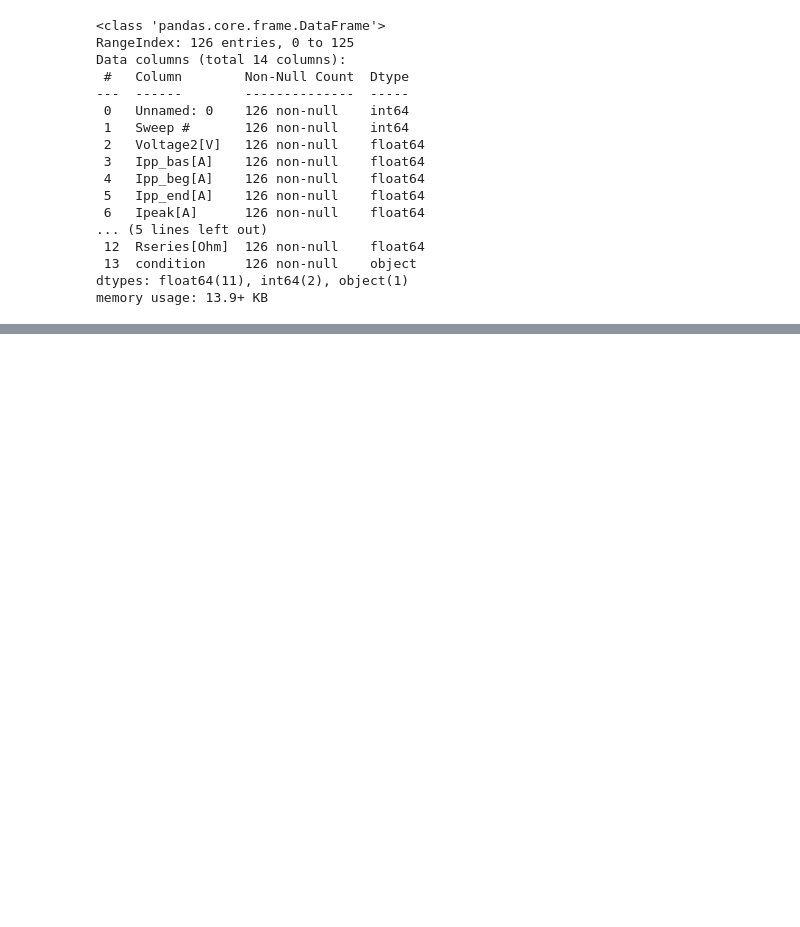
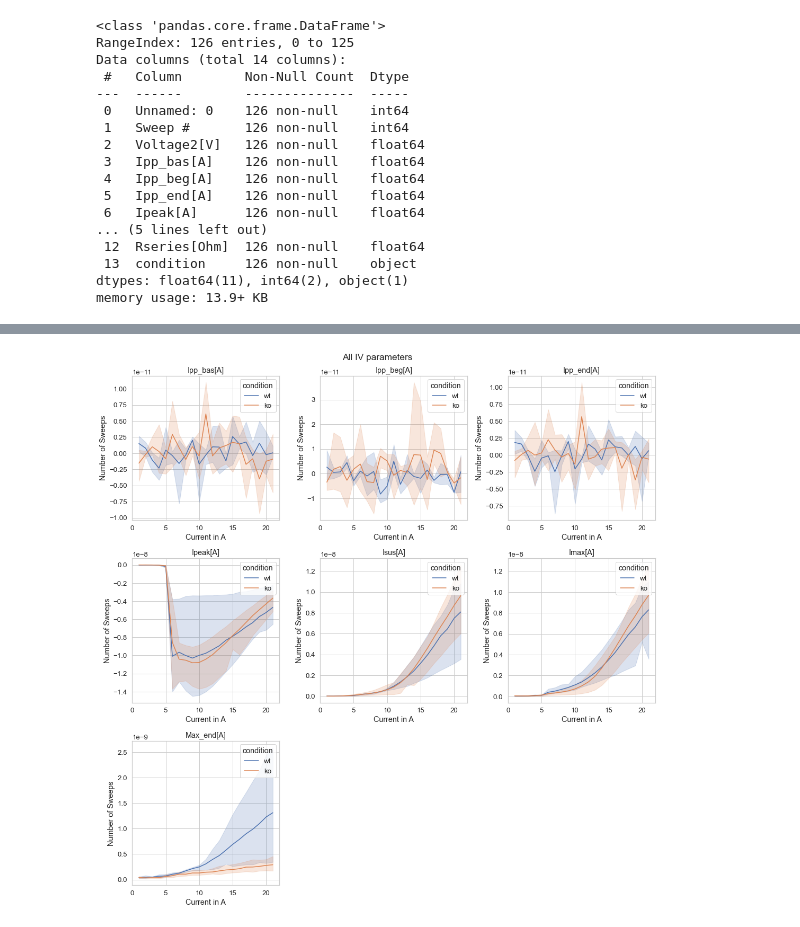
Before and after one commit to mouzkolit/NeuroBeginner, a Jupyter notebook: Scripts/Basics PatchClamp.ipynb, the cells around one changed output, grey strips where cells are left out. Saved outputs shown, nothing was run; the diff lists cells and outputs as text; code cells hidden in the pictures; blank space fills up the shorter version.

```diff
--- a/Scripts/Basics PatchClamp.ipynb
+++ b/Scripts/Basics PatchClamp.ipynb
@@ -56,0 +149,6 @@ max(iv_condition["Ipeak[A]"])
+# %%
+# how can we select columns based on specific features
+print(df.columns)
+# this can be trained again using list comprehensions
+selected_columns_a = [i for i in df.columns if "[A]" in i]
+selected_columns_a
@@ -57 +167,18 @@ max(iv_condition["Ipeak[A]"])
+# %%
+# let us draw a composition figure that hold all the columns
+# you could try to put this into a function with the dataframe, and the column as parameter
+fig = plt.figure(figsize = (15,15))
+ax = plt.axes()
+
+for index, column in enumerate(selected_columns_a):
+    plt.subplot(3,3,index + 1)
+    sns.lineplot(data = df, x = "Sweep #", y = column, hue = "condition")
+    plt.xlabel("Current in A")
+    plt.ylabel("Number of Sweeps")
+    plt.title(column)
+
+plt.suptitle("All IV parameters")
+plt.tight_layout()
+# %% [output]
+[figure, added]
 # %%
```
Also changed, not shown: parts of 22 cells of this notebook, 9 other files.
